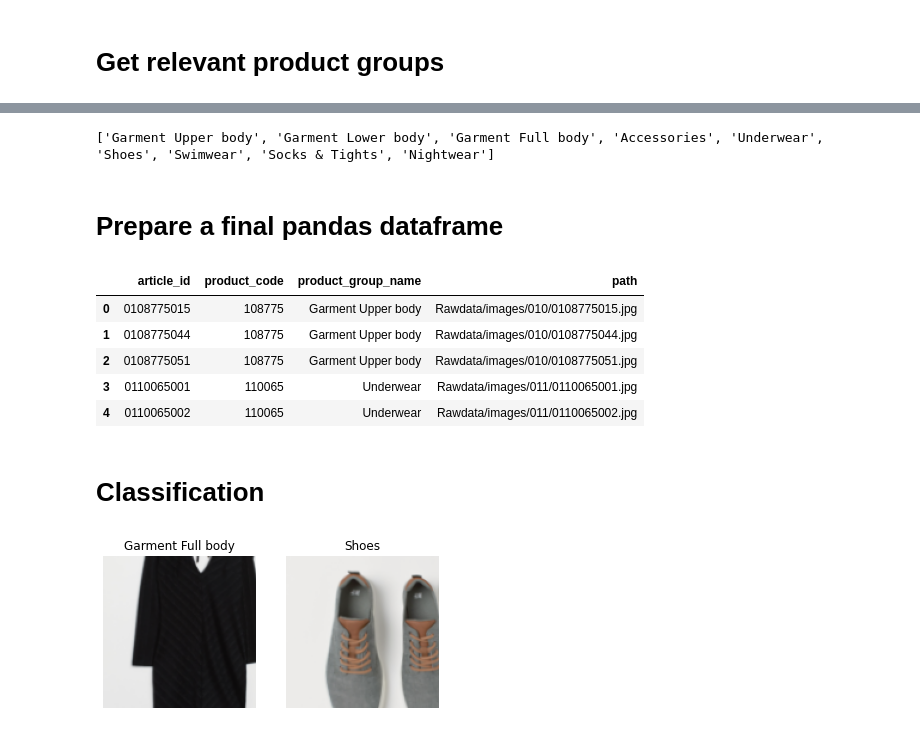
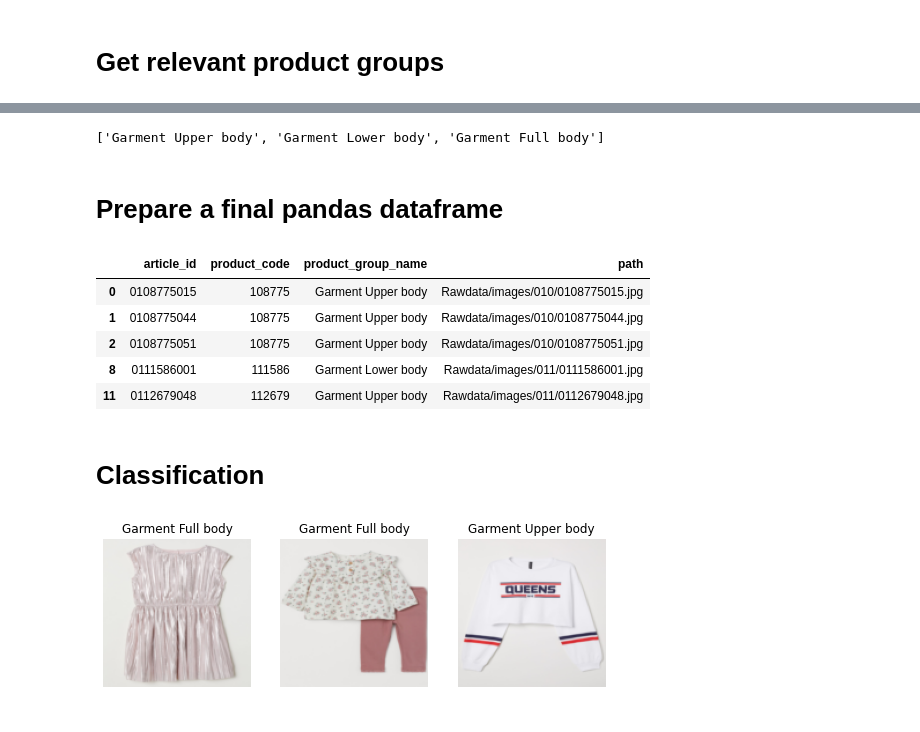
Before and after one commit to flostracke/kaggle_hm, a Jupyter notebook: starter.ipynb, the cells around one changed output, grey strips where cells are left out. Saved outputs shown, nothing was run; the diff lists cells and outputs as text; code cells hidden in the pictures.

```diff
--- a/starter.ipynb
+++ b/starter.ipynb
@@ -57,9 +42,9 @@ Fun                          2
 Name: product_group_name, dtype: int64
 # %%
-relevant_product_groups = counts[counts > 121].index.to_list()
+relevant_product_groups = counts[counts > 13000].index.to_list()
 print(relevant_product_groups)
 # %% [output]
-['Garment Upper body', 'Garment Lower body', 'Garment Full body', 'Accessories', 'Underwear', 'Shoes', 'Swimwear', 'Socks & Tights', 'Nightwear']
+['Garment Upper body', 'Garment Lower body', 'Garment Full body']
 # %%
 df_articles = df_articles[df_articles["product_group_name"].isin(relevant_product_groups)]
 # %% [markdown]
@@ -72,13 +57,13 @@ df.head()
 | 0 | 0108775015 | 108775 | Garment Upper body | Rawdata/images/010/0108775015.jpg |
 | 1 | 0108775044 | 108775 | Garment Upper body | Rawdata/images/010/0108775044.jpg |
 | 2 | 0108775051 | 108775 | Garment Upper body | Rawdata/images/010/0108775051.jpg |
-| 3 | 0110065001 | 110065 | Underwear | Rawdata/images/011/0110065001.jpg |
-| 4 | 0110065002 | 110065 | Underwear | Rawdata/images/011/0110065002.jpg |
+| 8 | 0111586001 | 111586 | Garment Lower body | Rawdata/images/011/0111586001.jpg |
+| 11 | 0112679048 | 112679 | Garment Upper body | Rawdata/images/011/0112679048.jpg |
 # %% [markdown]
 # Classification
 # %%
 if USE_SUBSET:
-  df = df.groupby('product_group_name', group_keys=False).apply(lambda x: x.sample(4))
+  df = df.groupby('product_group_name', group_keys=False).apply(lambda x: x.sample(100))
 # %%
 # refactor to functions if we want to serialize the learner later
 dblock = DataBlock(
@@ -86,15 +71,15 @@ dblock = DataBlock(
   splitter = RandomSplitter(valid_pct=0.2, seed=42),
   get_x = lambda r: r["path"],
   get_y = lambda r: r["product_group_name"],
-  item_tfms = RandomResizedCrop(128),
+  item_tfms = RandomResizedCrop(128, min_scale=0.03),
   batch_tfms = aug_transforms()
 )
 # %%
-dls = dblock.dataloaders(df, bs=2)
+dls = dblock.dataloaders(df, bs = 16)
 # %%
-dls.train.show_batch()
+dls.valid.show_batch(ncols=3, nrows=1)
 # %% [output]
-[figure, old version]
+[figure, new version]
 # %%
 learn = vision_learner(dls, resnet18, metrics=error_rate)
 learn.fine_tune(4)
```
Also changed, not shown: parts of 6 cells of this notebook.
